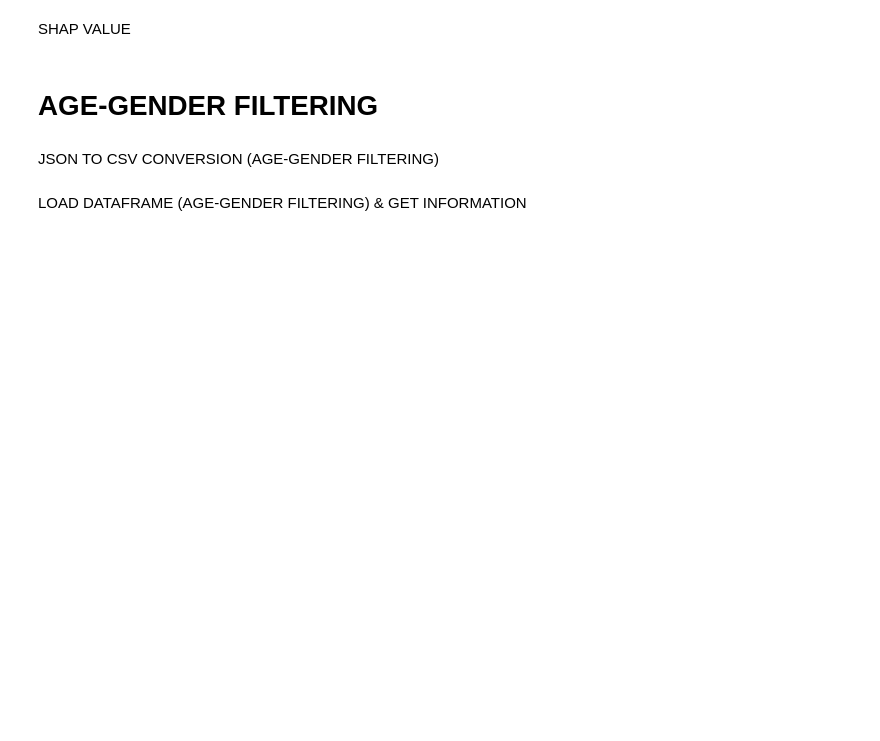
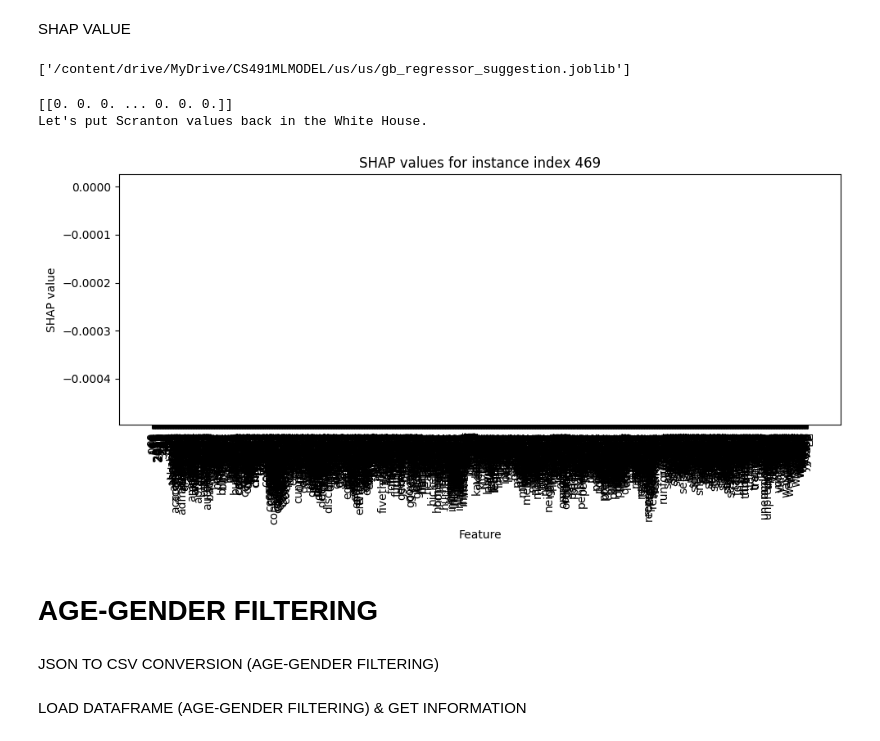
Before and after one commit to MelihFazl/AdVantage, a Jupyter notebook: ml_model/ML_Model.ipynb, the cells around one changed output. Cells and saved outputs as stored; diff of their text form; code cells hidden in the pictures; blank space fills up the shorter version.

```diff
--- a/ml_model/ML_Model.ipynb
+++ b/ml_model/ML_Model.ipynb
@@ -158,0 +224,4 @@ new_df.head()
+# %%
+new_df.drop_duplicates(subset = "ad_creative_bodies", keep=False, inplace=True)
+columns_to_check = ['impressions_lower', 'impressions_upper', 'spend_lower', 'spend_upper']
+new_df = new_df.dropna(subset=columns_to_check)
@@ -162,12 +243,10 @@ MERGE COLUMNS AND SORT ACCORDING TO DATE
 ads_dataframe = pd.DataFrame()
 ads_dataframe['ad_creation_time'] = new_df['ad_creation_time']
 ads_dataframe['ad_creative_bodies'] = new_df['ad_creative_bodies']
-ads_dataframe['cpi'] = (
-    (new_df['spend_lower'].fillna(new_df['spend_upper']) / 2 +
-     new_df['spend_upper'].fillna(new_df['spend_lower']) / 2) /
-    (new_df['impressions_lower'].fillna(new_df['impressions_upper']) / 2 +
+ads_dataframe['spend'] = (new_df['spend_lower'].fillna(new_df['spend_upper']) / 2 +
+     new_df['spend_upper'].fillna(new_df['spend_lower']) / 2)
+ads_dataframe['impressions'] = (new_df['impressions_lower'].fillna(new_df['impressions_upper']) / 2 +
      new_df['impressions_upper'].fillna(new_df['impressions_lower']) / 2)
-)
 
 ads_dataframe = ads_dataframe.sort_values(by='ad_creation_time')
 ads_dataframe
@@ -294,12 +468,20 @@ split_index = int(0.8 * len(ads_dataframe))
 train_data = ads_dataframe.iloc[:split_index]
 test_data = ads_dataframe.iloc[split_index:]
 
+# Function to remove URLs
+def remove_urls(text):
+    # Use regular expressions to remove URLs and keywords with case insensitivity
+    text = re.sub(r'\bsmartnews\b', '', text, flags=re.IGNORECASE)  # Whole word match for 'smartnews'
+    text = re.sub(r'\bnews\b', '', text, flags=re.IGNORECASE)       # Whole word match for 'news'
+    return re.sub(r'http\S+', '', text)
+
+
 # Vectorize the text data using TF-IDF
-max_features = 50  # Choose the top most important words
-vectorizer = TfidfVectorizer(max_features=max_features, stop_words='english')
-X_train_suggestion = vectorizer.fit_transform(train_data['ad_creative_bodies'])
-X_test_suggestion = vectorizer.transform(test_data['ad_creative_bodies'])
+max_features = 2000  # Choose the top most important words
+vectorizer = TfidfVectorizer(max_features = max_features, stop_words='english')
+X_train_suggestion = vectorizer.fit_transform(train_data['ad_creative_bodies'].apply(remove_urls))
+X_test_suggestion = vectorizer.transform(test_data['ad_creative_bodies'].apply(remove_urls))
 
 # Train a regression model
-gb_regressor_suggestion = GradientBoostingRegressor(n_estimators=100, learning_rate=0.1, max_depth=3, random_state=42)
+gb_regressor_suggestion = GradientBoostingRegressor(n_estimators=200, learning_rate=0.001, random_state=42, loss="absolute_error")
 gb_regressor_suggestion.fit(X_train_suggestion, train_data['cpi'])
@@ -320,7 +547,7 @@ SHAP VALUE
 import matplotlib.pyplot as plt
 import shap
 
-def shap_value_plot(shap_values_instance):
+def shap_value_plot(feature_names, shap_values_instance):
     # Plotting
     plt.figure(figsize=(10, 5))
     plt.bar(feature_names, shap_values_instance[0], color='lightblue')
@@ -330,22 +557,32 @@ def shap_value_plot(shap_values_instance):
     plt.xticks(rotation=90)
     plt.tight_layout()
     plt.show()
+# %%
+joblib.dump(gb_regressor_suggestion, '/content/drive/MyDrive/CS491MLMODEL/us/us/gb_regressor_suggestion.joblib')
+# %% [output]
+['/content/drive/MyDrive/CS491MLMODEL/us/us/gb_regressor_suggestion.joblib']
 # %%
 feature_names = vectorizer.get_feature_names_out()
 
 explainer = shap.TreeExplainer(gb_regressor_suggestion)
 
-instance_index = 166  # Index of the instance in the test set
+instance_index = 469  # Index of the instance in the test set
 
 single_instance = X_test_suggestion[instance_index].toarray()
 
+print(single_instance)
+print(test_data['ad_creative_bodies'][instance_index])
 # Calculate SHAP values for the single instance
 shap_values_single = explainer.shap_values(single_instance)
 
 # Extract the SHAP values for the instance
 shap_values_instance = shap_values_single[0] if isinstance(shap_values_single, list) else shap_values_single
 
-shap_value_plot(shap_values_instance)
+shap_value_plot(feature_names, shap_values_instance)
+# %% [output]
+[[0. 0. 0. ... 0. 0. 0.]]
+Let's put Scranton values back in the White House.
+[figure, added]
 # %% [markdown]
 # **AGE-GENDER FILTERING**
 # %% [markdown]
```
Also changed, not shown: parts of 101 cells of this notebook.
